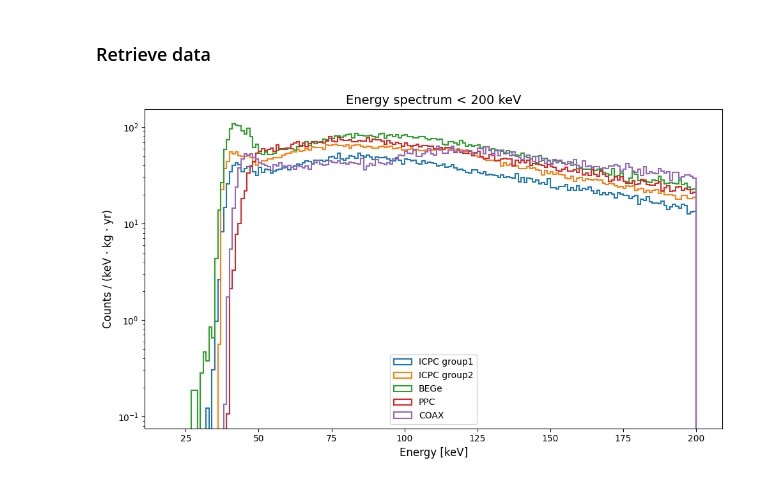
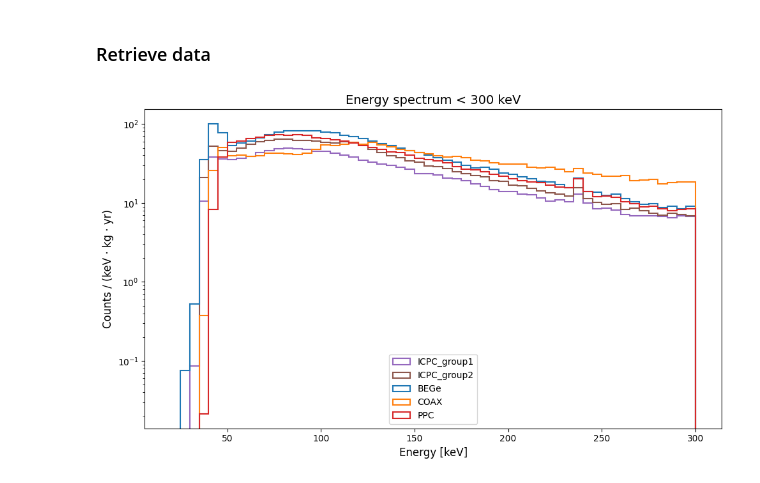
Before and after one commit to fraborra/bosonic-DM, a Jupyter notebook: bkg-study.ipynb, the cells around one changed output. Saved outputs shown, nothing was run; the diff lists cells and outputs as text; code cells hidden in the pictures.

```diff
--- a/bkg-study.ipynb
+++ b/bkg-study.ipynb
@@ -195,38 +239,57 @@ expo_COAX   = compute_group_exposure(eres_dict, COAX_group_dict)
+# %%
+groups = {
+    "ICPC_group1": ICPC_group1_dict,
+    "ICPC_group2": ICPC_group2_dict,
+    "BEGe": BEGe_group_dict,
+    "COAX": COAX_group_dict,
+    "PPC": PPC_group_dict,
+    "ICPC": ICPC_group_dict,
+}
+# Construct the energy dictionary
+energy_dict = {
+    group_name: {
+        "QC": filter_dataset(df_all, group_dict)["energy"].to_numpy(),
+        "no_QC": filter_dataset(df_noQC, group_dict)["energy"].to_numpy(),
+        "expo": compute_group_exposure(eres_dict, group_dict),
+    }
+    for group_name, group_dict in groups.items()
+}
 # %%
 emin = 20
-emax = 200
+emax = 300
 
-bins = emax-emin
+bins = int((emax-emin)/5)
+bin_width = (emax - emin) / bins
 
 plt.figure(figsize=(10, 6))
 
+for group in groups:
+    if group == "ICPC": continue
+    tmp = energy_dict[group]
+    plt.hist(tmp["QC"], bins=bins, range=(emin, emax), histtype="step", linewidth=1.5, color = _DET_TYPE_COLOR[group],
+             weights=np.ones_like(tmp["QC"]) / (tmp["expo"]*bin_width), label=group)
 
-plt.hist(energia, bins=bins, range=(emin, emax), histtype="step", linewidth=1.5,
-         weights=np.ones_like(energia) / expo_group1, label="ICPC group1")
+# plt.hist(energia2, bins=bins, range=(emin, emax), histtype="step", linewidth=1.5, color = _DET_TYPE_COLOR['ICPC'], ls = '--',
+#          weights=np.ones_like(energia2) / expo_group2, label="ICPC group2")
 
-plt.hist(energia2, bins=bins, range=(emin, emax), histtype="step", linewidth=1.5,
-         weights=np.ones_like(energia2) / expo_group2, label="ICPC group2")
+# plt.hist(energia_BEGe, bins=bins, range=(emin, emax), histtype="step", linewidth=1.5, color = _DET_TYPE_COLOR['BEGe'],
+#          weights=np.ones_like(energia_BEGe) / expo_BEGe, label="BEGe")
 
-plt.hist(energia_BEGe, bins=bins, range=(emin, emax), histtype="step", linewidth=1.5,
-         weights=np.ones_like(energia_BEGe) / expo_BEGe, label="BEGe")
-
-plt.hist(energia_PPC, bins=bins, range=(emin, emax), histtype="step", linewidth=1.5,
-         weights=np.ones_like(energia_PPC) / expo_PPC, label="PPC")
-plt.hist(energia_COAX, bins=bins, range=(emin, emax), histtype="step", linewidth=1.5,
-         weights=np.ones_like(energia_COAX) / expo_COAX, label="COAX")
+# plt.hist(energia_PPC, bins=bins, range=(emin, emax), histtype="step", linewidth=1.5, color = _DET_TYPE_COLOR['PPC'],
+#          weights=np.ones_like(energia_PPC) / expo_PPC, label="PPC")
+# plt.hist(energia_COAX, bins=bins, range=(emin, emax), histtype="step", linewidth=1.5, color = _DET_TYPE_COLOR['COAX'],
+#          weights=np.ones_like(energia_COAX) / expo_COAX, label="COAX")
 
 # plt.axvline(1024, ls='--')
 
 plt.xlabel("Energy [keV]", fontsize=12)
 plt.ylabel("Counts / (keV · kg · yr)", fontsize=12)
 plt.title(f"Energy spectrum < {emax} keV", fontsize=14)
 plt.yscale("log")
 plt.legend(frameon=True)
 plt.tight_layout()
-plt.savefig(f"./plots/bkg-stectra_{emax}.png", dpi=300)
+# plt.savefig(f"./plots/bkg-stectra_{emax}.png", dpi=300)
 
 plt.show()
-
-# print("Plot salvato come 'energy_spectrum.png'")
 # %% [output]
-[figure, old version]
+[figure, new version]
```
Also changed, not shown: parts of 24 cells of this notebook, 4 other files.
